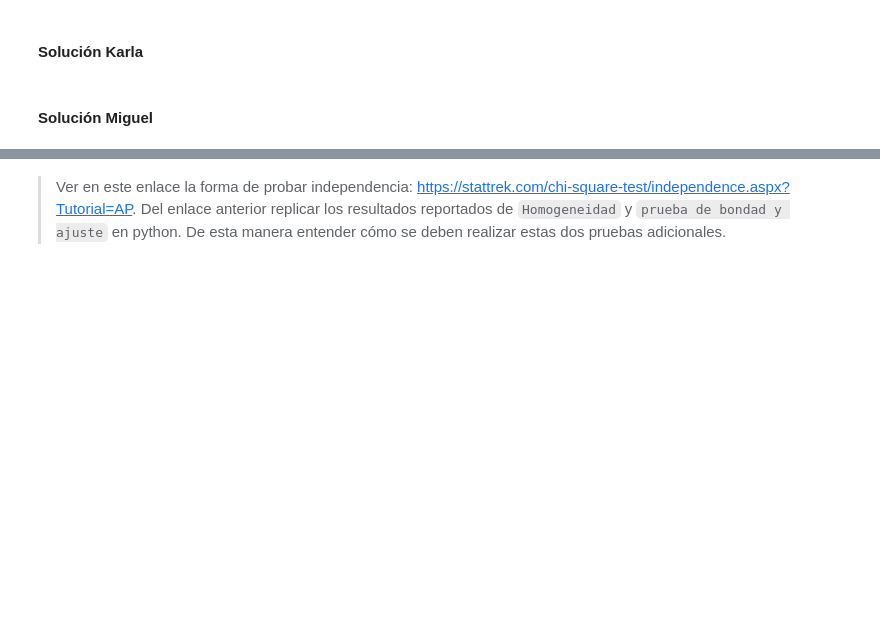
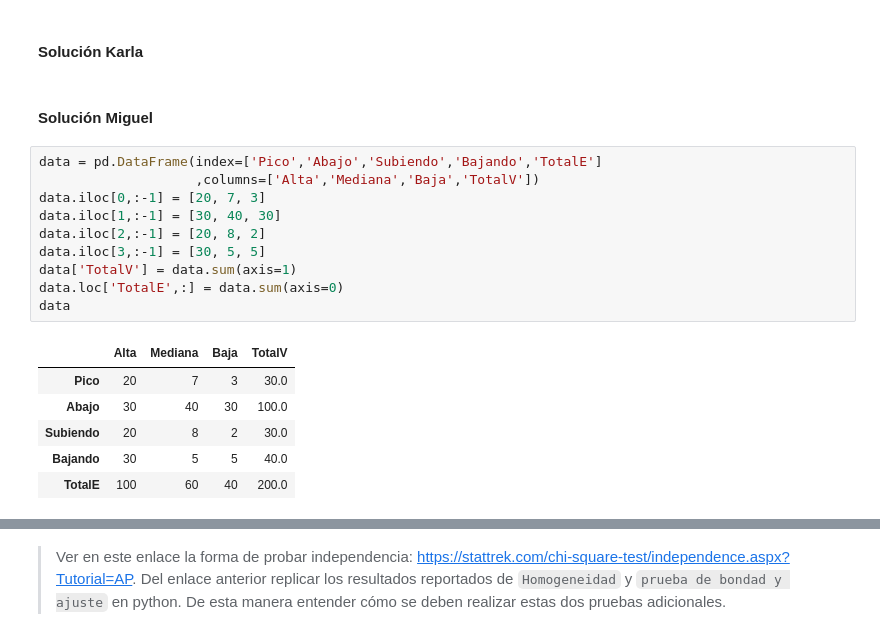
Before and after one commit to Karlaanton/Tarea9_MAguirre_KAnton, a Jupyter notebook: Tarea9.ipynb, the cells around one changed output, grey strips where cells are left out. Saved outputs shown, nothing was run; the diff lists cells and outputs as text; blank space fills up the shorter version.

```diff
--- a/Tarea9.ipynb
+++ b/Tarea9.ipynb
@@ -20,3 +29,20 @@ Realice la prueba de chi-cuadrado para validar la independencia del punto del ci
 #### Solución Karla
 # %% [markdown]
 #### Solución Miguel
+# %%
+data = pd.DataFrame(index=['Pico','Abajo','Subiendo','Bajando','TotalE']
+                    ,columns=['Alta','Mediana','Baja','TotalV'])
+data.iloc[0,:-1] = [20, 7, 3]
+data.iloc[1,:-1] = [30, 40, 30]
+data.iloc[2,:-1] = [20, 8, 2]
+data.iloc[3,:-1] = [30, 5, 5]
+data['TotalV'] = data.sum(axis=1)
+data.loc['TotalE',:] = data.sum(axis=0)
+data
+# %% [output]
+|  | Alta | Mediana | Baja | TotalV |
+| Pico | 20 | 7 | 3 | 30.0 |
+| Abajo | 30 | 40 | 30 | 100.0 |
+| Subiendo | 20 | 8 | 2 | 30.0 |
+| Bajando | 30 | 5 | 5 | 40.0 |
+| TotalE | 100 | 60 | 40 | 200.0 |
```
Also changed, not shown: parts of 18 cells of this notebook.
